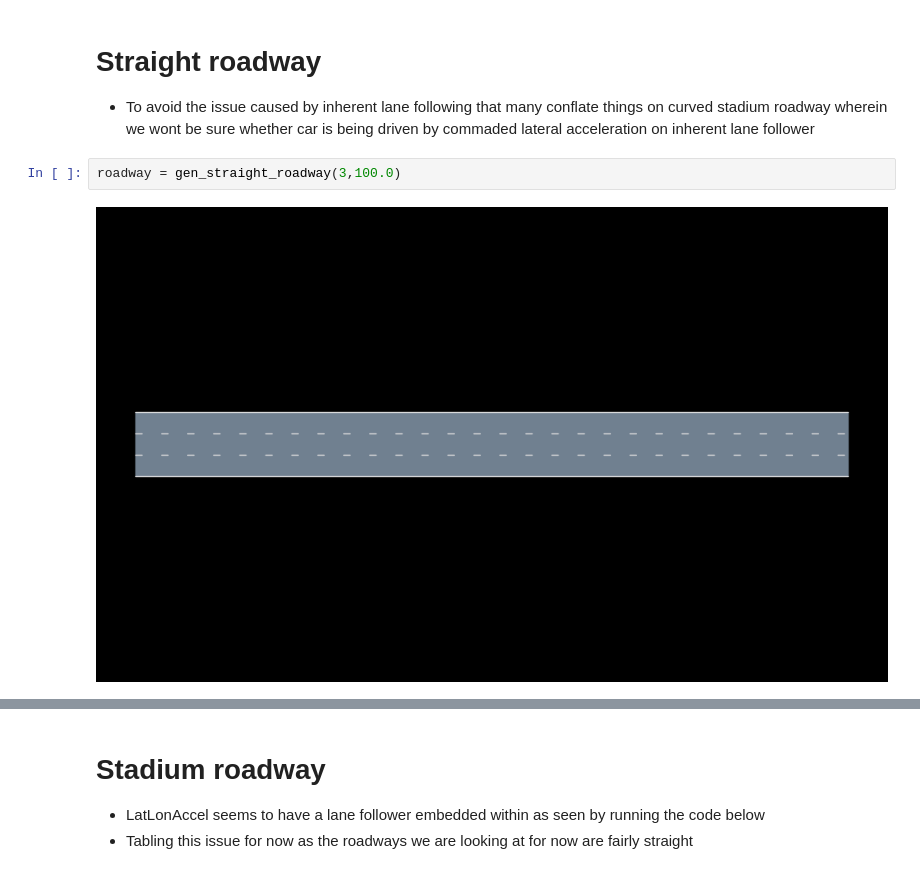
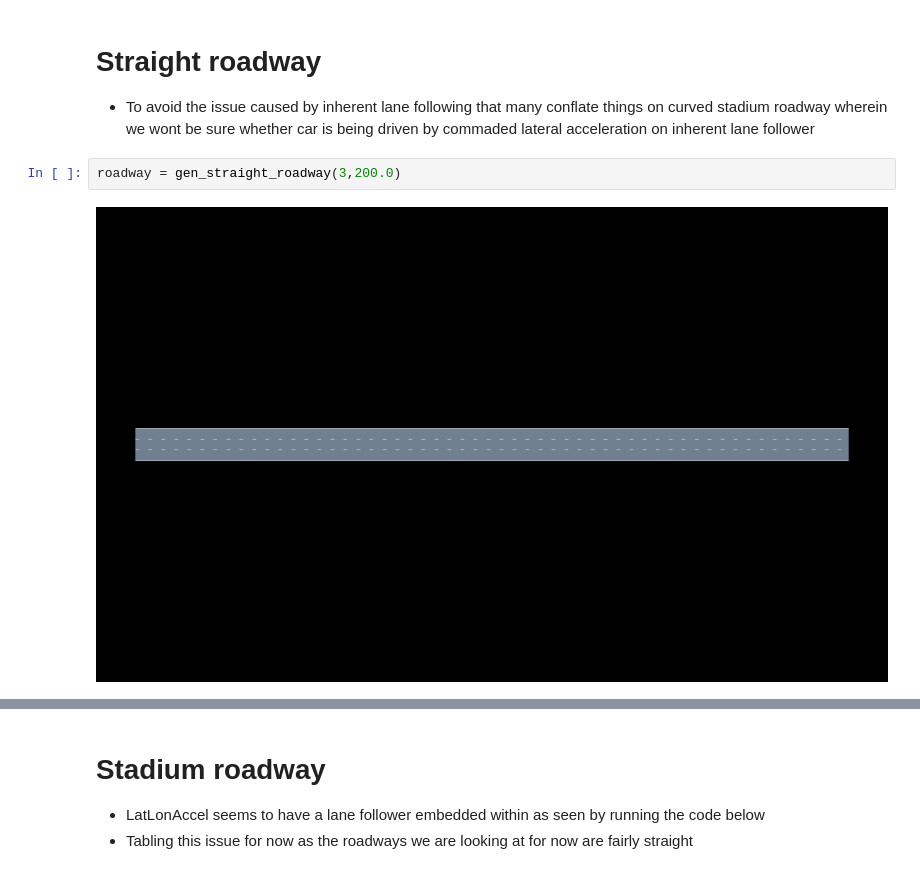
Before and after one commit to raunakbh92/ngsim_env, a Jupyter notebook: scripts/imitation/experiment_lateral_velocity.ipynb, the cells around one changed output, grey strips where cells are left out. Saved outputs shown, nothing was run; the diff lists cells and outputs as text.

```diff
--- a/scripts/imitation/experiment_lateral_velocity.ipynb
+++ b/scripts/imitation/experiment_lateral_velocity.ipynb
@@ -15,8 +16,8 @@ using AutoViz
 # Straight roadway
 - To avoid the issue caused by inherent lane following that many conflate things on curved stadium roadway wherein we wont be sure whether car is being driven by commaded lateral acceleration on inherent lane follower
 # %%
-roadway = gen_straight_roadway(3,100.0)
+roadway = gen_straight_roadway(3,200.0)
 # %% [output]
-[figure, old version]
+[figure, new version]
 # %%
 scene = Scene()
```
Also changed, not shown: parts of 3 cells of this notebook, 1 other file.
